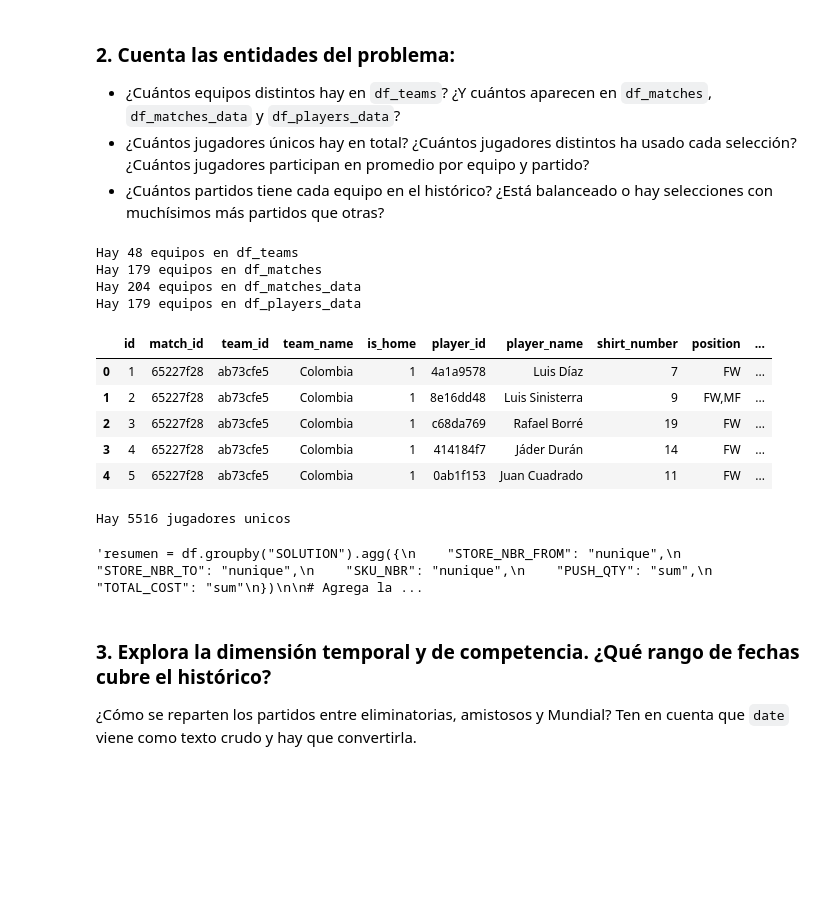
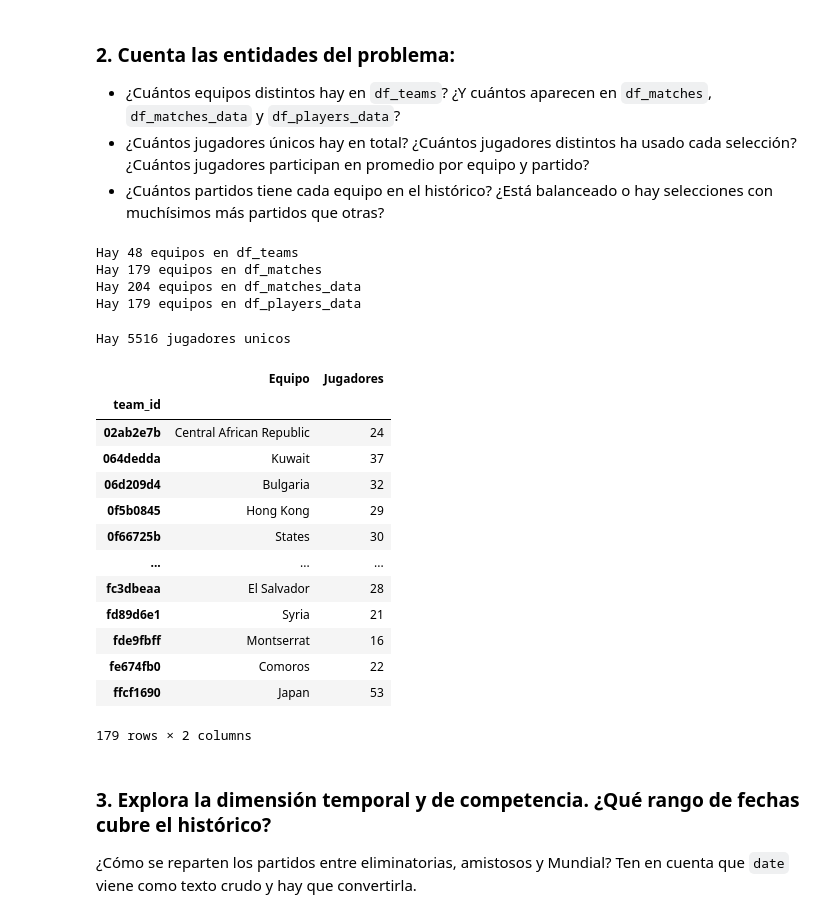
Before and after one commit to antobeni07/Parcial-1_Analitica, a Jupyter notebook: 01_Parcial_Mundial_2026.ipynb, the cells around one changed output. Saved outputs shown, nothing was run; the diff lists cells and outputs as text; code cells hidden in the pictures; blank space fills up the shorter version.

```diff
--- a/01_Parcial_Mundial_2026.ipynb
+++ b/01_Parcial_Mundial_2026.ipynb
@@ -544,37 +544,41 @@ print(f"Hay {len(lstEquipos)} equipos en df_matches")
 print(f"Hay {df_matches_data['team_name'].nunique()} equipos en df_matches_data") #Depronto hay varios escritos diferente
 
 print(f"Hay {df_players_data['team_id'].nunique()} equipos en df_players_data")
-
-df_players_data.head()
 # %% [output]
 Hay 48 equipos en df_teams
 Hay 179 equipos en df_matches
 Hay 204 equipos en df_matches_data
 Hay 179 equipos en df_players_data
-|  | id | match_id | team_id | team_name | is_home | player_id | player_name | shirt_number | position | ... |
-| 0 | 1 | 65227f28 | ab73cfe5 | Colombia | 1 | 4a1a9578 | Luis Díaz | 7 | FW | ... |
-| 1 | 2 | 65227f28 | ab73cfe5 | Colombia | 1 | 8e16dd48 | Luis Sinisterra | 9 | FW,MF | ... |
-| 2 | 3 | 65227f28 | ab73cfe5 | Colombia | 1 | c68da769 | Rafael Borré | 19 | FW | ... |
-| 3 | 4 | 65227f28 | ab73cfe5 | Colombia | 1 | 414184f7 | Jáder Durán | 14 | FW | ... |
-| 4 | 5 | 65227f28 | ab73cfe5 | Colombia | 1 | 0ab1f153 | Juan Cuadrado | 11 | FW | ... |
 # %%
 print(f"Hay {df_players_data['player_id'].nunique()} jugadores unicos")
 
-resumen = df_players_data.groupby("team_id").agg({
+jugadores_por_equipo = df_players_data.groupby("team_id").agg({
+    'team_name': "first",
     "player_id": "nunique"
 })
 
-# Agrega la cantidad de filas por grupo manualmente
-#resumen["num_rows"] = df.groupby("SOLUTION").size()
-
-resumen = resumen.rename(columns={
-    "player_id": "Jugadores"
+jugadores_por_equipo = jugadores_por_equipo.rename(columns={
+    'team_name': "Equipo",
+    'player_id': "Jugadores"
 })
 
-resumen
+jugadores_por_equipo
 # %% [output]
 Hay 5516 jugadores unicos
+|  | Equipo | Jugadores |
+| team_id |  |  |
+| 02ab2e7b | Central African Republic | 24 |
+| 064dedda | Kuwait | 37 |
+| 06d209d4 | Bulgaria | 32 |
+| 0f5b0845 | Hong Kong | 29 |
+| 0f66725b | States | 30 |
+| ... | ... | ... |
+| fc3dbeaa | El Salvador | 28 |
+| fd89d6e1 | Syria | 21 |
+| fde9fbff | Montserrat | 16 |
+| fe674fb0 | Comoros | 22 |
+| ffcf1690 | Japan | 53 |
-'resumen = df.groupby("SOLUTION").agg({\n    "STORE_NBR_FROM": "nunique",\n    "STORE_NBR_TO": "nunique",\n    "SKU_NBR": "nunique",\n    "PUSH_QTY": "sum",\n    "TOTAL_COST": "sum"\n})\n\n# Agrega la ...
+179 rows × 2 columns
 # %% [markdown]
 ### 3. **Explora la dimensión temporal y de competencia.** ¿Qué rango de fechas cubre el histórico?
    ¿Cómo se reparten los partidos entre eliminatorias, amistosos y Mundial? Ten en cuenta que
```
